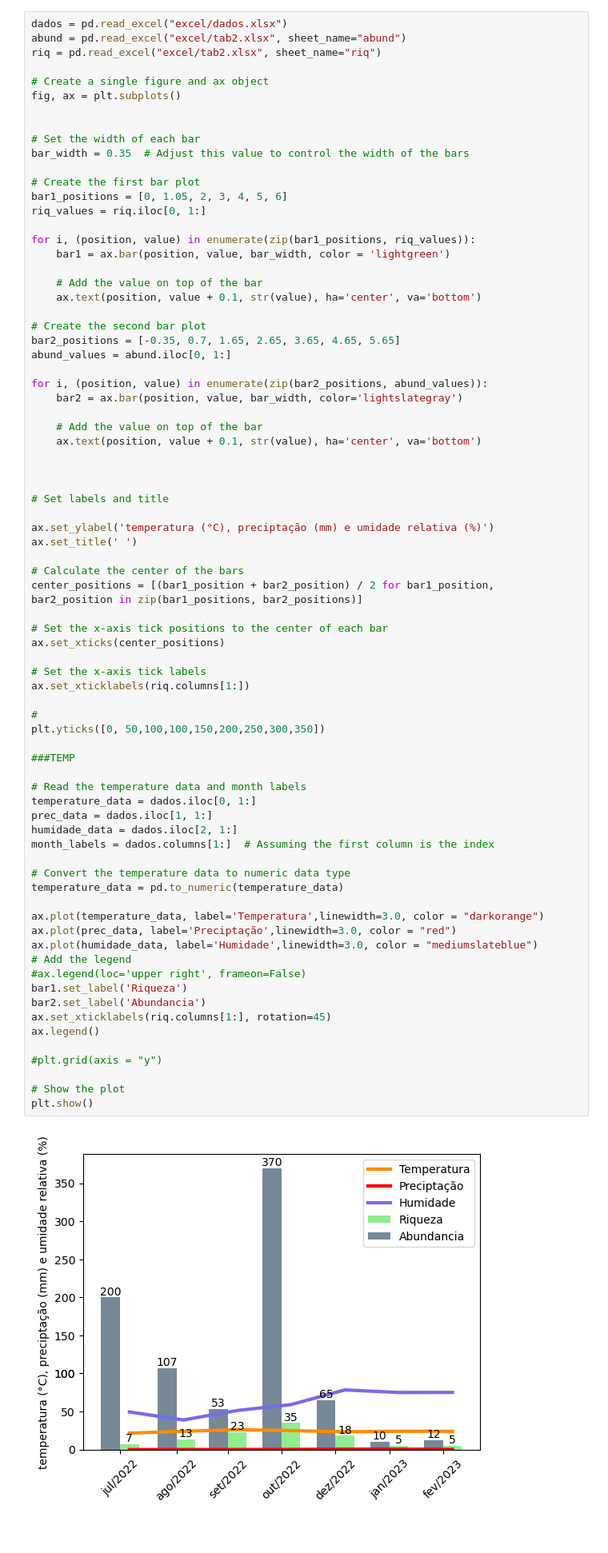
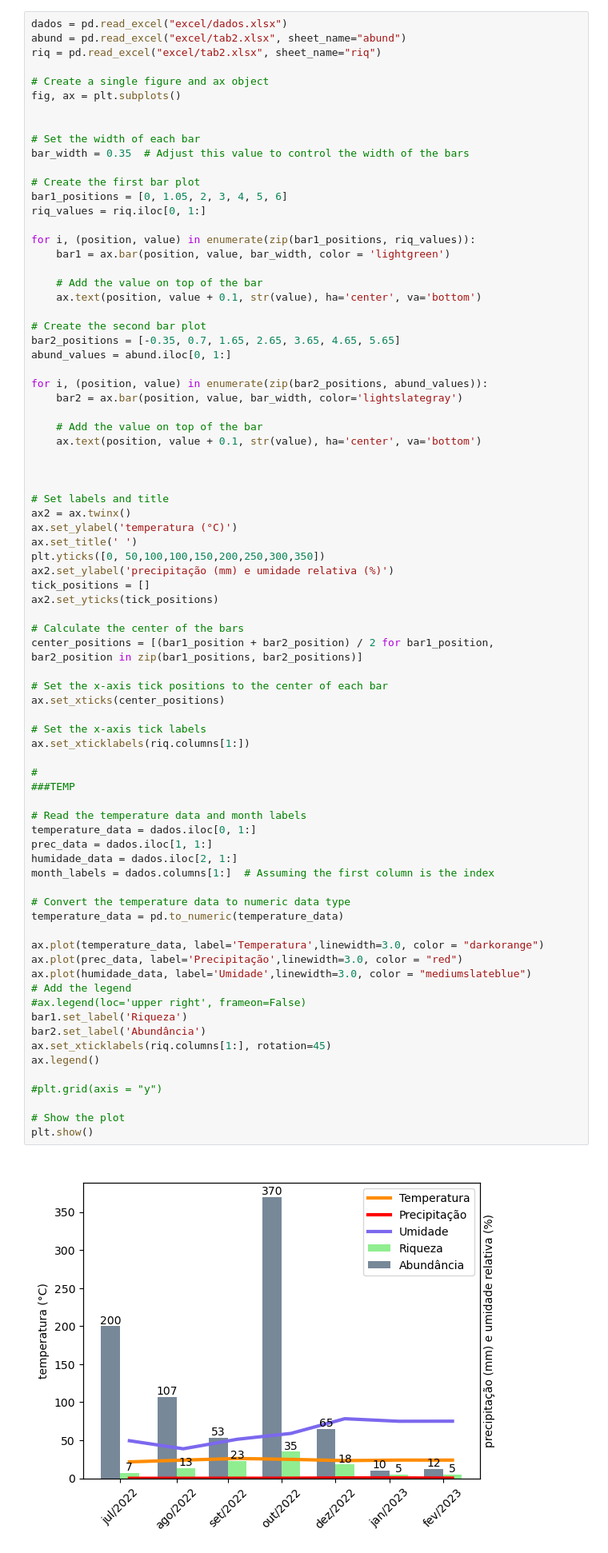
Before and after one commit to ikaromm/Graficos-TCC-Stratiomyidae, a Jupyter notebook: graf_final.ipynb, the cells around one changed output. Shown: that part at 80% size. Drawn from its saved outputs; the diff is of its cells as text.

```diff
--- a/graf_final.ipynb
+++ b/graf_final.ipynb
@@ -43,9 +43,13 @@ for i, (position, value) in enumerate(zip(bar2_positions, abund_values)):
 
 
 # Set labels and title
-
-ax.set_ylabel('temperatura (°C), preciptação (mm) e umidade relativa (%)')
+ax2 = ax.twinx()
+ax.set_ylabel('temperatura (°C)')
 ax.set_title(' ')
+plt.yticks([0, 50,100,100,150,200,250,300,350])
+ax2.set_ylabel('precipitação (mm) e umidade relativa (%)')
+tick_positions = []
+ax2.set_yticks(tick_positions)
 
 # Calculate the center of the bars
 center_positions = [(bar1_position + bar2_position) / 2 for bar1_position, bar2_position in zip(bar1_positions, bar2_positions)]
@@ -53,36 +57,34 @@ center_positions = [(bar1_position + bar2_position) / 2 for bar1_position, bar2_
 # Set the x-axis tick positions to the center of each bar
 ax.set_xticks(center_positions)
 
 # Set the x-axis tick labels
 ax.set_xticklabels(riq.columns[1:])
 
 #
-plt.yticks([0, 50,100,100,150,200,250,300,350])
-
 ###TEMP
 
 # Read the temperature data and month labels
 temperature_data = dados.iloc[0, 1:]
 prec_data = dados.iloc[1, 1:]
 humidade_data = dados.iloc[2, 1:]
 month_labels = dados.columns[1:]  # Assuming the first column is the index
 
 # Convert the temperature data to numeric data type
 temperature_data = pd.to_numeric(temperature_data)
 
 ax.plot(temperature_data, label='Temperatura',linewidth=3.0, color = "darkorange")
-ax.plot(prec_data, label='Preciptação',linewidth=3.0, color = "red")
-ax.plot(humidade_data, label='Humidade',linewidth=3.0, color = "mediumslateblue")
+ax.plot(prec_data, label='Precipitação',linewidth=3.0, color = "red")
+ax.plot(humidade_data, label='Umidade',linewidth=3.0, color = "mediumslateblue")
 # Add the legend
 #ax.legend(loc='upper right', frameon=False)
 bar1.set_label('Riqueza')
-bar2.set_label('Abundancia')
+bar2.set_label('Abundância')
 ax.set_xticklabels(riq.columns[1:], rotation=45)
 ax.legend()
 
 #plt.grid(axis = "y")
 
 # Show the plot
 plt.show()
 # %% [output]
-[figure, old version]
+[figure, new version]
```
Also changed, not shown: 1 other file.
